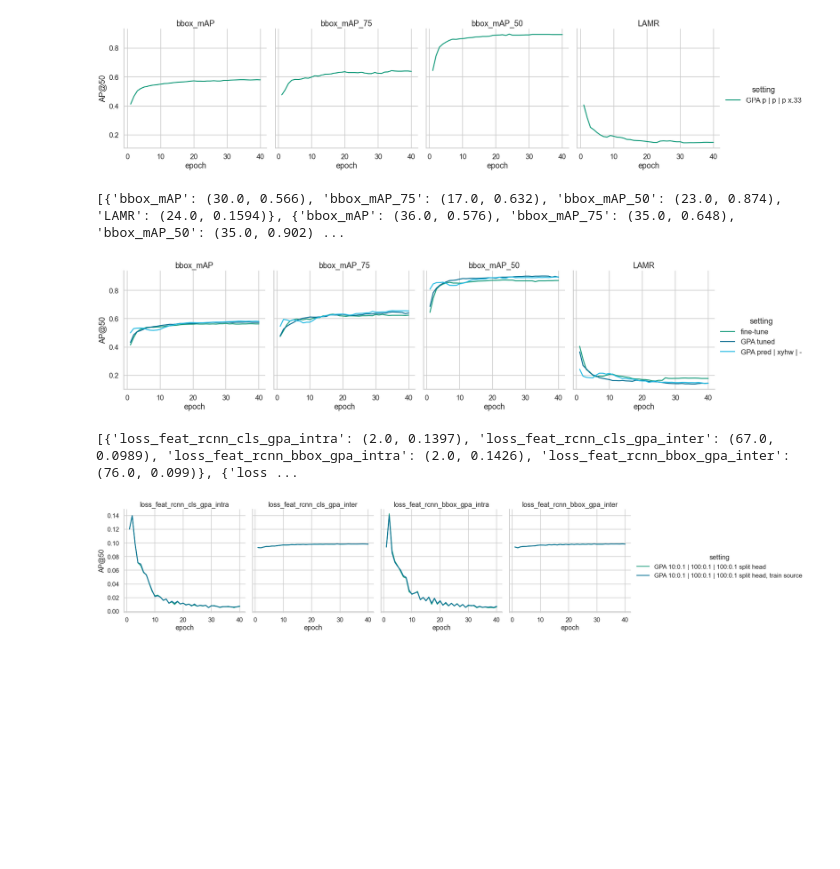
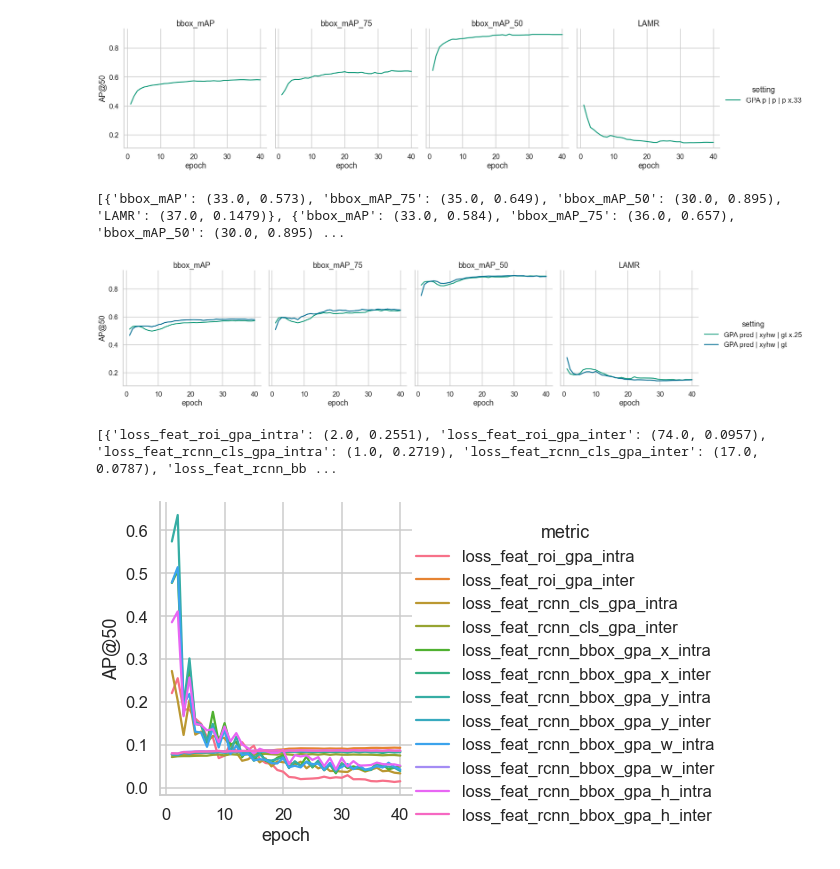
Before and after one commit to ThaddaeusWiedemer/FisheyeSPA, a Jupyter notebook: results/gpa.ipynb, the cells around one changed output. Drawn from its saved outputs; the diff is of its cells as text; code cells hidden in the pictures; blank space fills up the shorter version.

Commit message:
fine-tune sweep and final experiments with ADV

```diff
--- a/results/gpa.ipynb
+++ b/results/gpa.ipynb
@@ -751,11 +751,11 @@ sb.set_context('talk')
 sb.set_style('whitegrid')
 sb.set_palette(kit())
 logs = [
-    ['GPA/tuning/coco_piropo_20a_TwoStageDetectorAdaptive_0_0_0_0_fclayer_gTrue_seed_norot.log', 'fine-tune'],
-    [
-        'GPA/tuning/coco_piropo_20a_TwoStageDetectorAdaptive_10_01_100_01_fclayer_gTrue_seed_norot.log',
-        'GPA tuned'
-    ],
+    # ['GPA/tuning/coco_piropo_20a_TwoStageDetectorAdaptive_0_0_0_0_fclayer_gTrue_seed_norot.log', 'fine-tune'],
+    # [
+    #     'GPA/tuning/coco_piropo_20a_TwoStageDetectorAdaptive_10_01_100_01_fclayer_gTrue_seed_norot.log',
+    #     'GPA tuned'
+    # ],
     # ['GPA/tuning/coco_piropo_20a_TwoStageDetectorDA_GPAsplit_s.log', 'GPA 10:0.1 | 100:0.1 split head'],
     # ['GPA/tuning/coco_piropo_20a_TwoStageDetectorDA_GPAsplit1_s.log', 'GPA 10:0.1 | 100:0.1 | 100:0.1 split head'],
     # ['GPA/tuning/coco_piropo_20a_TwoStageDetectorDA_GPAsplit2_s.log', 'GPA 10:0.1 | 100:0.1 | 100:0.1 split head, train source'],
@@ -774,10 +774,10 @@ logs = [
     # ['GPA/tuning/coco_piropo_20a_TwoStageDetectorDA_GPAp___s.log', 'GPA pred | - | -'],
     # ['GPA/tuning/coco_piropo_20a_TwoStageDetectorDA_GPAg___s.log', 'GPA gt | - | -'],
     # ['GPA/tuning/coco_piropo_20a_TwoStageDetectorDA_GPAggg_s.log', 'GPA gt | gt | gt'],
-    # ['GPA/tuning/coco_piropo_20a_TwoStageDetectorDA_GPApxg_s.log', 'GPA pred | xyhw | gt x.25'],
-    # ['GPA/tuning/coco_piropo_20a_TwoStageDetectorDA_GPApxg033_s.log', 'GPA pred | xyhw | gt'],
+    ['GPA/tuning/coco_piropo_20a_TwoStageDetectorDA_GPApxg_s.log', 'GPA pred | xyhw | gt'],
+    ['GPA/tuning/coco_piropo_20a_TwoStageDetectorDA_GPApxg033_s.log', 'GPA pred | xyhw | gt x.33'],
     # ['GPA/tuning/coco_piropo_20a_TwoStageDetectorDA_GPA-xg_s.log', 'GPA - | xyhw | gt'],
-    ['GPA/tuning/coco_piropo_20a_TwoStageDetectorDA_GPApx-_s.log', 'GPA pred | xyhw | -'],
+    # ['GPA/tuning/coco_piropo_20a_TwoStageDetectorDA_GPApx-_s.log', 'GPA pred | xyhw | -'],
 ]
 
 df, maxs = df_from_log(['setting'], ['bbox_mAP', 'bbox_mAP_75', 'bbox_mAP_50', 'LAMR'], logs, get_max=True)
@@ -795,38 +795,41 @@ g.set_titles(col_template='{col_name}', row_template='')
 print(maxs)
 # g.savefig(f'images/tuning_gpa_adversarial.svg')
 # %% [output]
-[{'bbox_mAP': (30.0, 0.566), 'bbox_mAP_75': (17.0, 0.632), 'bbox_mAP_50': (23.0, 0.874), 'LAMR': (24.0, 0.1594)}, {'bbox_mAP': (36.0, 0.576), 'bbox_mAP_75': (35.0, 0.648), 'bbox_mAP_50': (35.0, 0.902) ...
+[{'bbox_mAP': (33.0, 0.573), 'bbox_mAP_75': (35.0, 0.649), 'bbox_mAP_50': (30.0, 0.895), 'LAMR': (37.0, 0.1479)}, {'bbox_mAP': (33.0, 0.584), 'bbox_mAP_75': (36.0, 0.657), 'bbox_mAP_50': (30.0, 0.895) ...
-[figure, old version]
+[figure, new version]
 # %%
 from log_analysis import *
 
 sb.set_context('talk')
 sb.set_style('whitegrid')
 sb.set_palette(kit())
 logs = [
     # ['GPA/tuning/coco_piropo_20a_TwoStageDetectorAdaptive_0_0_0_0_fclayer_gTrue_seed_norot.log', 'fine-tune'],
     # [
     #     'GPA/tuning/coco_piropo_20a_TwoStageDetectorAdaptive_10_01_100_01_fclayer_gTrue_seed_norot.log',
     #     'GPA 10:0.1 | 100:0.1'
     # ],
     # ['GPA/tuning/coco_piropo_20a_TwoStageDetectorDA_GPAsplit_s.log', 'GPA 10:0.1 | 100:0.1 split head'],
-    ['GPA/tuning/coco_piropo_20a_TwoStageDetectorDA_GPAsplit1_s.log', 'GPA 10:0.1 | 100:0.1 | 100:0.1 split head'],
+    # ['GPA/tuning/coco_piropo_20a_TwoStageDetectorDA_GPAsplit1_s.log', 'GPA 10:0.1 | 100:0.1 | 100:0.1 split head'],
+    # ['GPA/tuning/coco_piropo_20a_TwoStageDetectorDA_GPAppp_s.log', 'GPA p | p | p'],
+
+    ['GPA/tuning/coco_piropo_20a_TwoStageDetectorDA_GPApxg033_s.log', 'GPA pred | xyhw | gt x.33'],
 ]
 
-df, maxs = df_from_log(['setting'], ['loss_feat_rcnn_cls_gpa_intra', 'loss_feat_rcnn_cls_gpa_inter', 'loss_feat_rcnn_bbox_gpa_intra', 'loss_feat_rcnn_bbox_gpa_inter'], logs, get_max=True)
+df, maxs = df_from_log(['setting'], ['loss_feat_roi_gpa_intra', 'loss_feat_roi_gpa_inter', 'loss_feat_rcnn_cls_gpa_intra', 'loss_feat_rcnn_cls_gpa_inter', 'loss_feat_rcnn_bbox_gpa_x_intra', 'loss_feat_rcnn_bbox_gpa_x_inter', 'loss_feat_rcnn_bbox_gpa_y_intra', 'loss_feat_rcnn_bbox_gpa_y_inter', 'loss_feat_rcnn_bbox_gpa_w_intra', 'loss_feat_rcnn_bbox_gpa_w_inter', 'loss_feat_rcnn_bbox_gpa_h_intra', 'loss_feat_rcnn_bbox_gpa_h_inter'], logs, get_max=True)
 
 g = sb.relplot(data=df[df['occurrence'] <= 40],
                x='occurrence',
                y='value',
                kind='line',
-               hue='setting',
-               col='metric',
+               hue='metric',
+            #    col='metric',
                height=5,
                aspect=1.)
 g.set_axis_labels('epoch', 'AP@50')
 g.set_titles(col_template='{col_name}', row_template='')
 print(maxs)
 # g.savefig(f'images/tuning_gpa_adversarial.svg')
 # %% [output]
-[{'loss_feat_rcnn_cls_gpa_intra': (2.0, 0.1397), 'loss_feat_rcnn_cls_gpa_inter': (67.0, 0.0989), 'loss_feat_rcnn_bbox_gpa_intra': (2.0, 0.1426), 'loss_feat_rcnn_bbox_gpa_inter': (76.0, 0.099)}, {'loss ...
+[{'loss_feat_roi_gpa_intra': (2.0, 0.2551), 'loss_feat_roi_gpa_inter': (74.0, 0.0957), 'loss_feat_rcnn_cls_gpa_intra': (1.0, 0.2719), 'loss_feat_rcnn_cls_gpa_inter': (17.0, 0.0787), 'loss_feat_rcnn_bb ...
-[figure, old version]
+[figure, new version]
```
Also changed, not shown: 3 other files.
